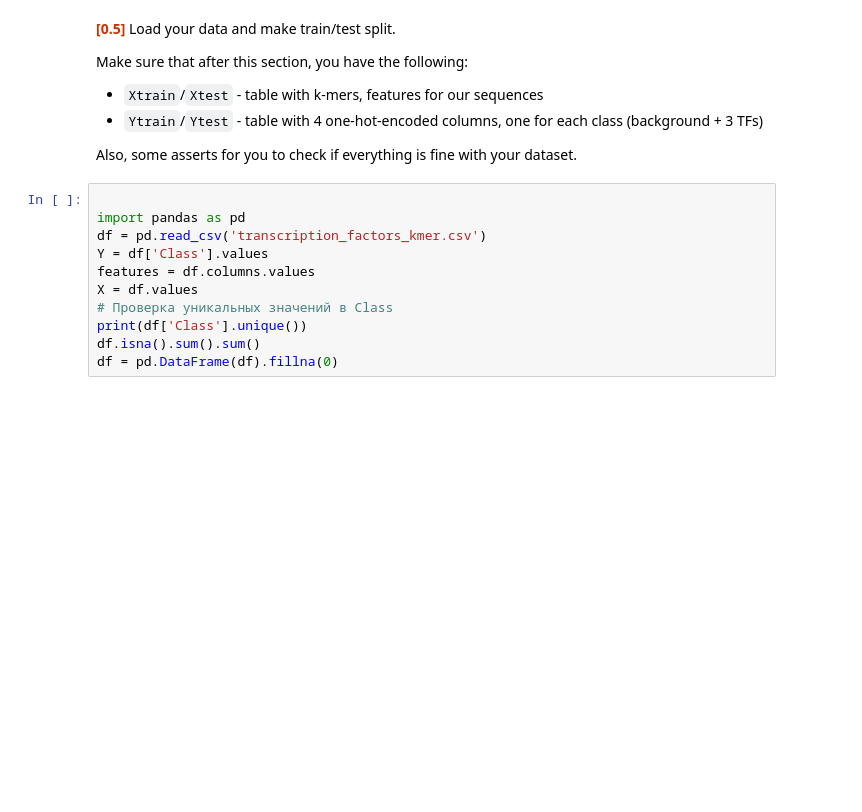
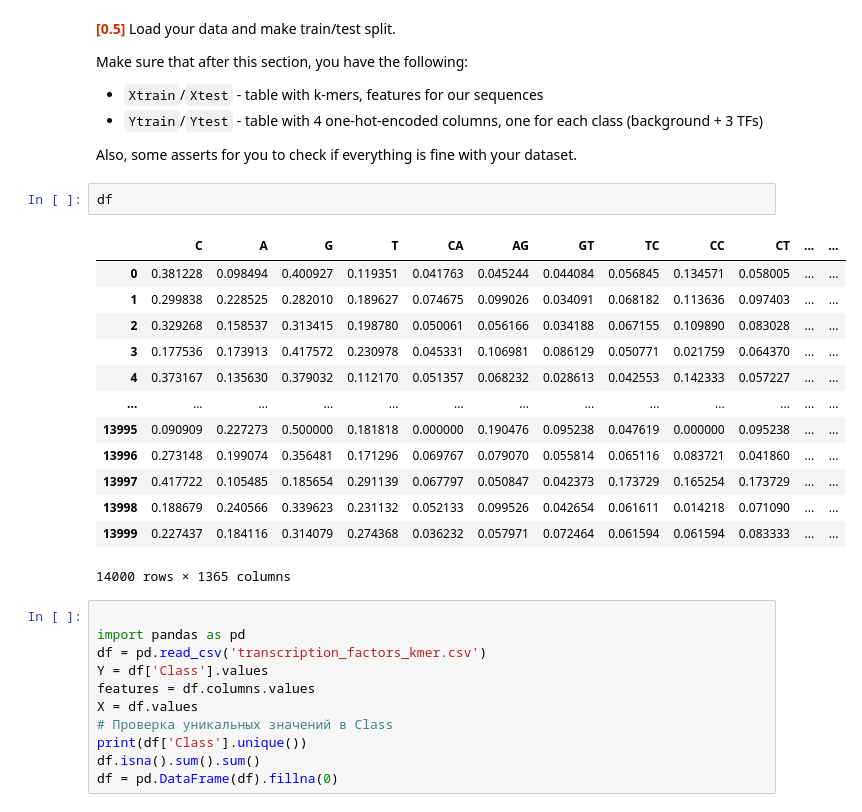
Before and after one commit to bulatych/ML_HSE, a Jupyter notebook: homeworks/HW_5_(Classification).ipynb, the cells around one changed output. Drawn from its saved outputs; the diff is of its cells as text; blank space fills up the shorter version.

```diff
--- a/homeworks/HW_5_(Classification).ipynb
+++ b/homeworks/HW_5_(Classification).ipynb
@@ -32,6 +32,22 @@ Make sure that after this section, you have the following:
 * `Ytrain`/`Ytest` - table with 4 one-hot-encoded columns, one for each class (background + 3 TFs)
 
 Also, some asserts for you to check if everything is fine with your dataset.
+# %%
+df
+# %% [output]
+|  | C | A | G | T | CA | AG | GT | TC | CC | CT | ... | ... |
+| 0 | 0.381228 | 0.098494 | 0.400927 | 0.119351 | 0.041763 | 0.045244 | 0.044084 | 0.056845 | 0.134571 | 0.058005 | ... | ... |
+| 1 | 0.299838 | 0.228525 | 0.282010 | 0.189627 | 0.074675 | 0.099026 | 0.034091 | 0.068182 | 0.113636 | 0.097403 | ... | ... |
+| 2 | 0.329268 | 0.158537 | 0.313415 | 0.198780 | 0.050061 | 0.056166 | 0.034188 | 0.067155 | 0.109890 | 0.083028 | ... | ... |
+| 3 | 0.177536 | 0.173913 | 0.417572 | 0.230978 | 0.045331 | 0.106981 | 0.086129 | 0.050771 | 0.021759 | 0.064370 | ... | ... |
+| 4 | 0.373167 | 0.135630 | 0.379032 | 0.112170 | 0.051357 | 0.068232 | 0.028613 | 0.042553 | 0.142333 | 0.057227 | ... | ... |
+| ... | ... | ... | ... | ... | ... | ... | ... | ... | ... | ... | ... | ... |
+| 13995 | 0.090909 | 0.227273 | 0.500000 | 0.181818 | 0.000000 | 0.190476 | 0.095238 | 0.047619 | 0.000000 | 0.095238 | ... | ... |
+| 13996 | 0.273148 | 0.199074 | 0.356481 | 0.171296 | 0.069767 | 0.079070 | 0.055814 | 0.065116 | 0.083721 | 0.041860 | ... | ... |
+| 13997 | 0.417722 | 0.105485 | 0.185654 | 0.291139 | 0.067797 | 0.050847 | 0.042373 | 0.173729 | 0.165254 | 0.173729 | ... | ... |
+| 13998 | 0.188679 | 0.240566 | 0.339623 | 0.231132 | 0.052133 | 0.099526 | 0.042654 | 0.061611 | 0.014218 | 0.071090 | ... | ... |
+| 13999 | 0.227437 | 0.184116 | 0.314079 | 0.274368 | 0.036232 | 0.057971 | 0.072464 | 0.061594 | 0.061594 | 0.083333 | ... | ... |
+14000 rows × 1365 columns
 # %%
 
 import pandas as pd
```
Also changed, not shown: parts of 3 cells of this notebook.
